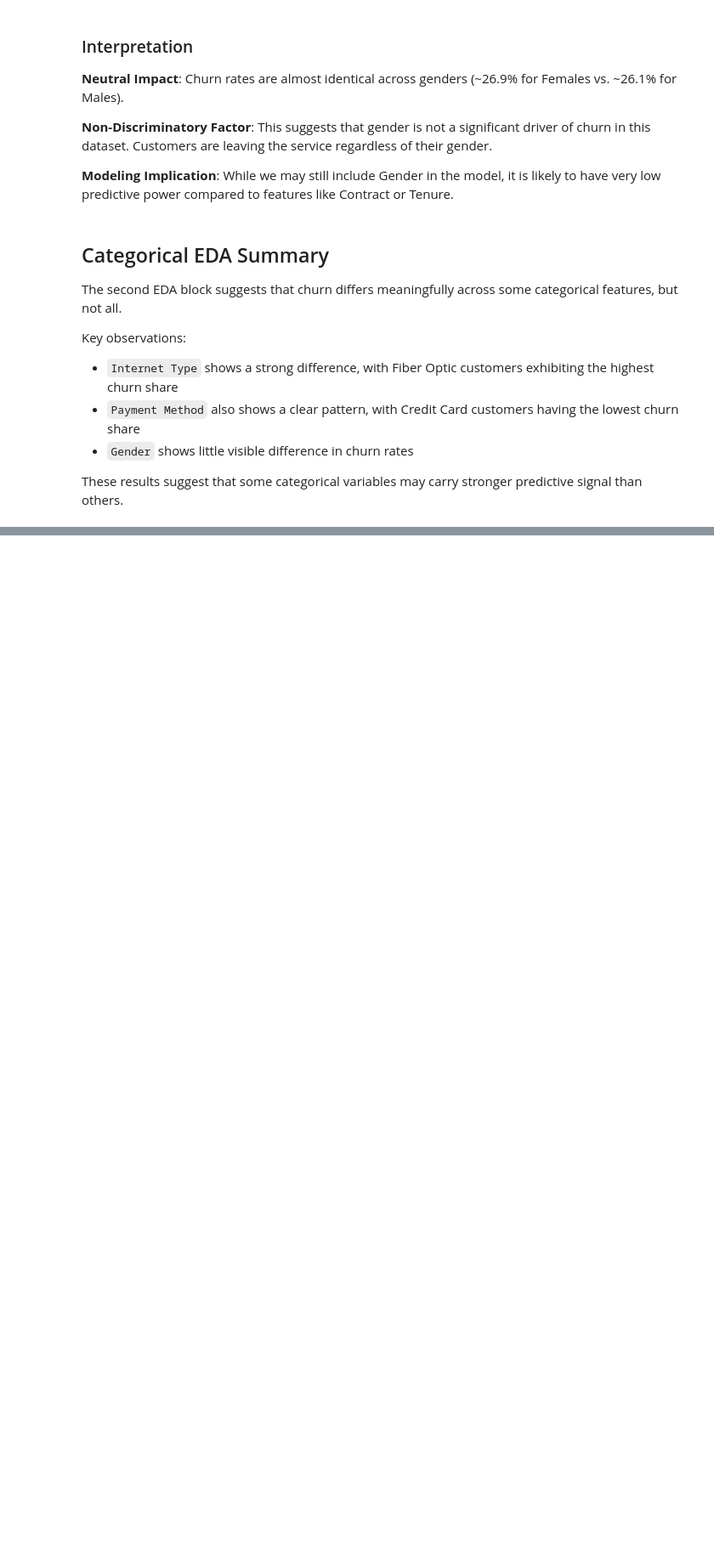
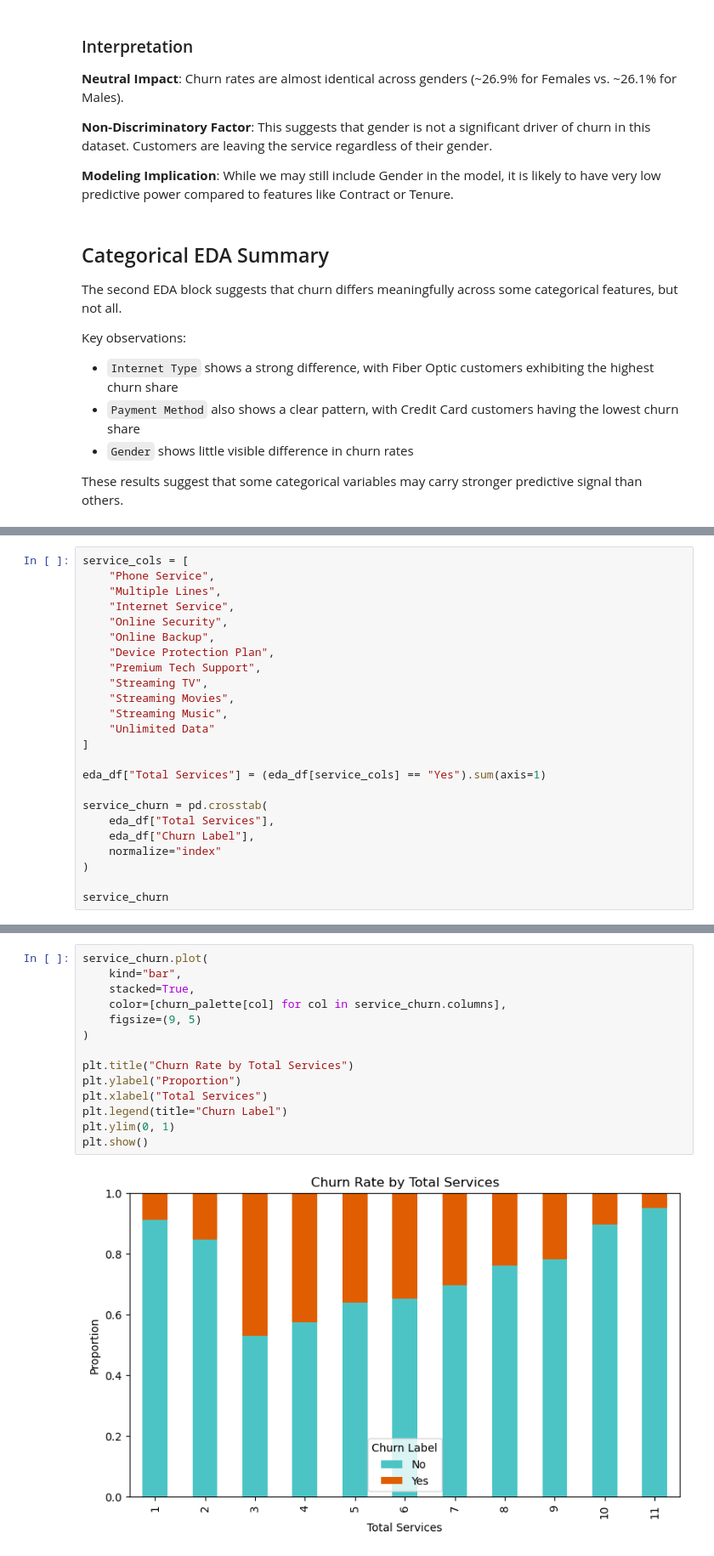
Before and after one commit to GulsaraMirzayeva/telco-churn-capstone, a Jupyter notebook: notebooks/03_eda.ipynb, the cells around one changed output, grey strips where cells are left out. Shown at 85% size. Cells and saved outputs as stored; diff of their text form; blank space fills up the shorter version.

```diff
--- a/notebooks/03_eda.ipynb
+++ b/notebooks/03_eda.ipynb
@@ -423,0 +495,24 @@ These results suggest that some categorical variables may carry stronger predict
+# %%
+service_cols = [
+    "Phone Service",
+    "Multiple Lines",
+    "Internet Service",
+    "Online Security",
+    "Online Backup",
+    "Device Protection Plan",
+    "Premium Tech Support",
+    "Streaming TV",
+    "Streaming Movies",
+    "Streaming Music",
+    "Unlimited Data"
+]
+
+eda_df["Total Services"] = (eda_df[service_cols] == "Yes").sum(axis=1)
+
+service_churn = pd.crosstab(
+    eda_df["Total Services"],
+    eda_df["Churn Label"],
+    normalize="index"
+)
+
+service_churn
@@ -423,0 +533,16 @@ These results suggest that some categorical variables may carry stronger predict
+# %%
+service_churn.plot(
+    kind="bar",
+    stacked=True,
+    color=[churn_palette[col] for col in service_churn.columns],
+    figsize=(9, 5)
+)
+
+plt.title("Churn Rate by Total Services")
+plt.ylabel("Proportion")
+plt.xlabel("Total Services")
+plt.legend(title="Churn Label")
+plt.ylim(0, 1)
+plt.show()
+# %% [output]
+[figure, added]
```
Also changed, not shown: parts of 15 cells of this notebook.
